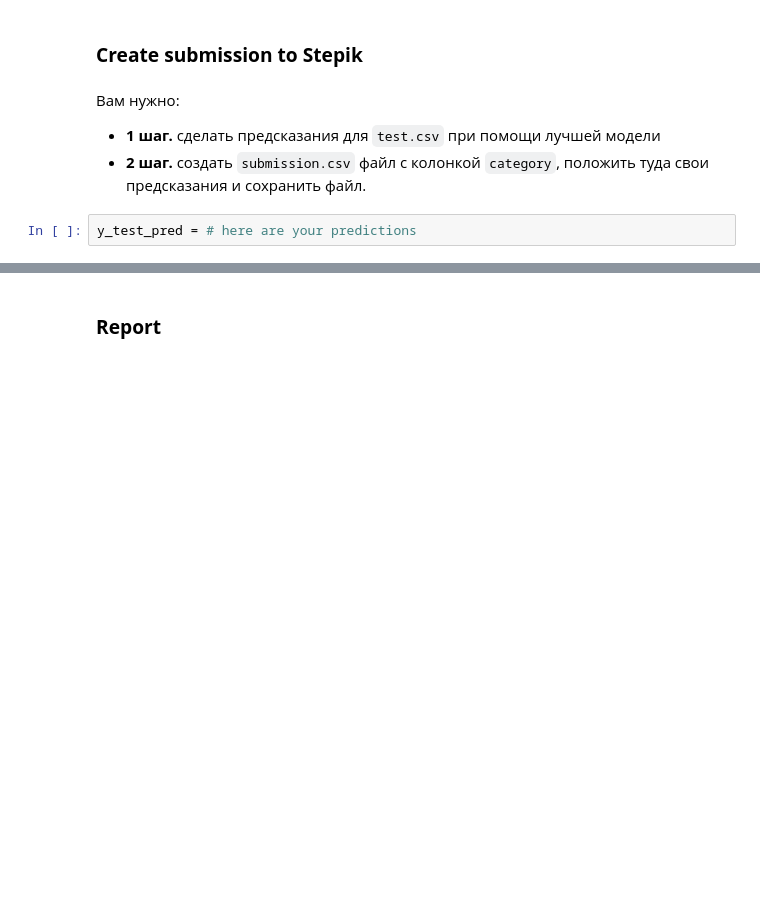
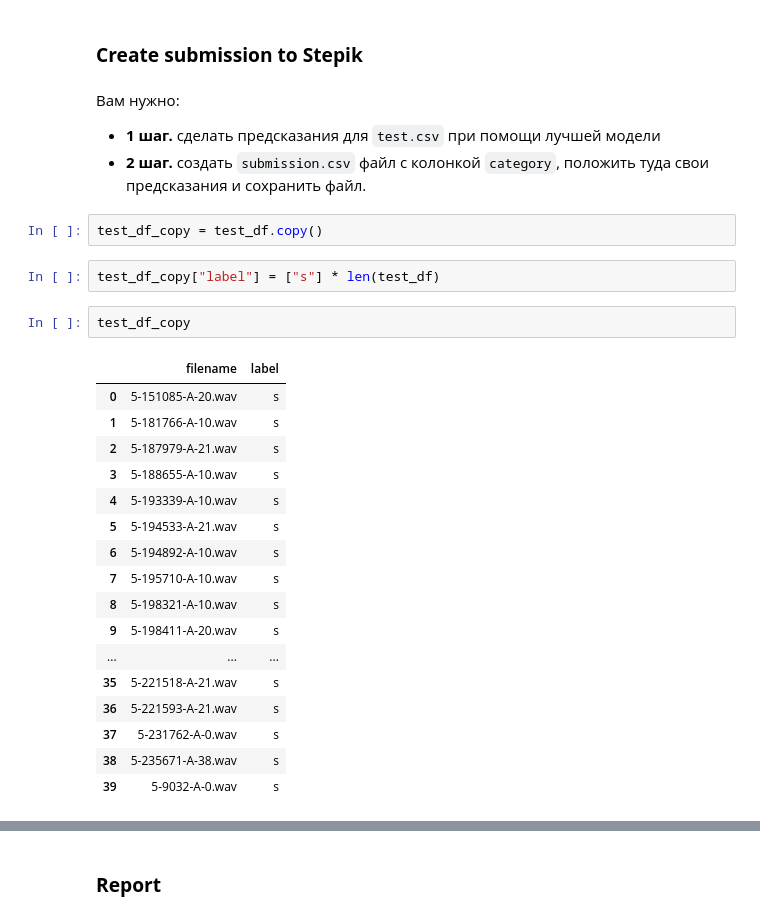
Before and after one commit to DataScience-py/DeepLearningSchool, a Jupyter notebook: Speech/Homework_1_Environmental Sound Classification_for_students.ipynb, the cells around one changed output, grey strips where cells are left out. Saved outputs shown, nothing was run; the diff lists cells and outputs as text; blank space fills up the shorter version.

```diff
--- a/Speech/Homework_1_Environmental Sound Classification_for_students.ipynb
+++ b/Speech/Homework_1_Environmental Sound Classification_for_students.ipynb
@@ -459,5 +819,27 @@ ESC-50 Audio Classification Demo!
 Вам нужно:
 * **1 шаг.** сделать предсказания для `test.csv` при помощи лучшей модели
 * **2 шаг.** создать `submission.csv` файл с колонкой `category`, положить туда свои предсказания и сохранить файл.
-# %%
-y_test_pred = # here are your predictions
+# %%
+test_df_copy = test_df.copy()
+# %%
+test_df_copy["label"] = ["s"] * len(test_df)
+# %%
+test_df_copy
+# %% [output]
+|  | filename | label |
+| 0 | 5-151085-A-20.wav | s |
+| 1 | 5-181766-A-10.wav | s |
+| 2 | 5-187979-A-21.wav | s |
+| 3 | 5-188655-A-10.wav | s |
+| 4 | 5-193339-A-10.wav | s |
+| 5 | 5-194533-A-21.wav | s |
+| 6 | 5-194892-A-10.wav | s |
+| 7 | 5-195710-A-10.wav | s |
+| 8 | 5-198321-A-10.wav | s |
+| 9 | 5-198411-A-20.wav | s |
+| ... | ... | ... |
+| 35 | 5-221518-A-21.wav | s |
+| 36 | 5-221593-A-21.wav | s |
+| 37 | 5-231762-A-0.wav | s |
+| 38 | 5-235671-A-38.wav | s |
+| 39 | 5-9032-A-0.wav | s |
```
Also changed, not shown: parts of 33 cells of this notebook.
